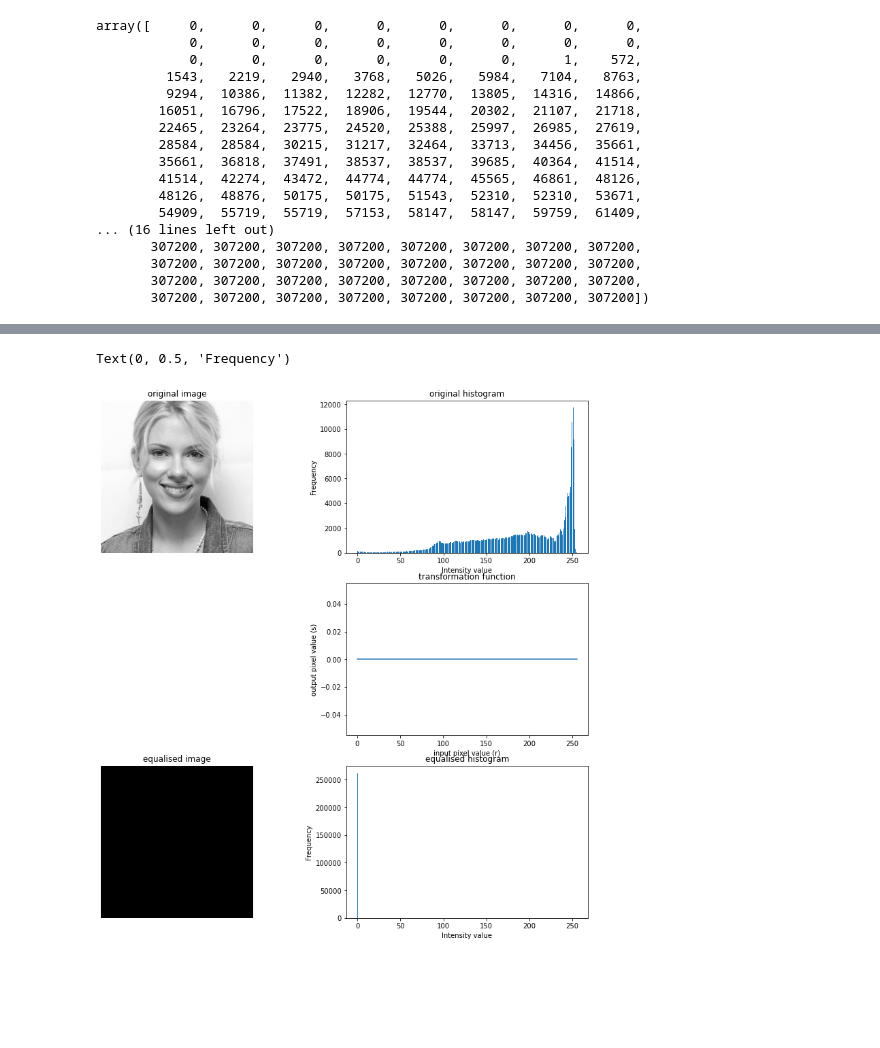
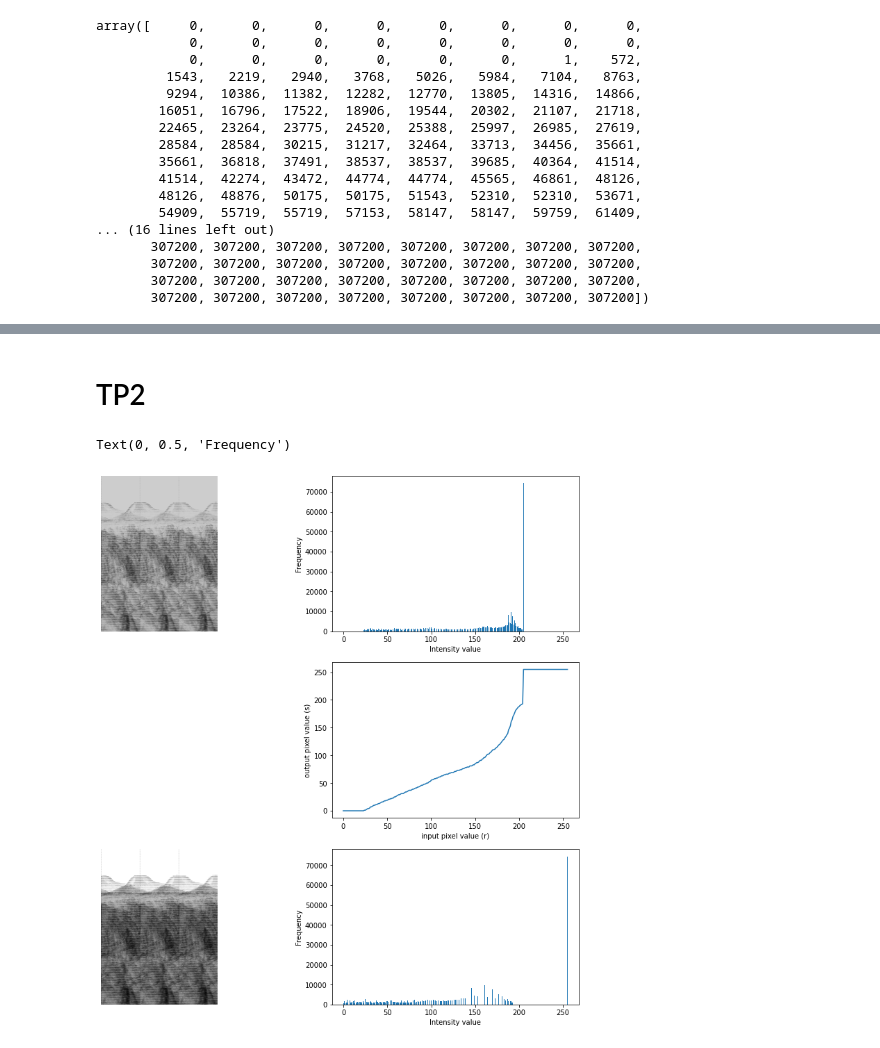
Before and after one commit to CherifYasmine/image-processing, a Jupyter notebook: Fundamentals.ipynb, the cells around one changed output, grey strips where cells are left out. Cells and saved outputs as stored; diff of their text form; code cells hidden in the pictures; blank space fills up the shorter version.

```diff
--- a/Fundamentals.ipynb
+++ b/Fundamentals.ipynb
@@ -208,30 +165,2 @@ plt.ylabel('Frequency')
-# %%
-plt.figure(figsize=(14,14))
-
-plt.subplot(3,2,1)
-plt.imshow(img2, cmap="gray", vmin=0, vmax=255)
-plt.title('original image')
-plt.axis('off')
-plt.subplot(3,2,2)
-plt.bar(range(256), hist_img2)
-plt.title('original histogram')
-plt.xlabel('Intensity value')
-plt.ylabel('Frequency')
-plt.subplot(3,2,4)
-plt.plot(range(256), img2_transf)
-plt.title('transformation function')
-plt.xlabel('input pixel value (r)')
-plt.ylabel('output pixel value (s)')
-
-plt.subplot(3,2,5)
-plt.imshow(img2_eq, cmap="gray", vmin=0, vmax=255)
-plt.title('equalised image')
-plt.axis('off')
-plt.subplot(3,2,6)
-plt.bar(range(256), histeq_img2)
-plt.title('equalised histogram')
-plt.xlabel('Intensity value')
-plt.ylabel('Frequency')
-# %% [output]
-Text(0, 0.5, 'Frequency')
-[figure, removed]
+# %% [markdown]
+# TP2
@@ -237,0 +180,28 @@ Text(0, 0.5, 'Frequency')
+# %%
+img_eq, img_transf = histogram_equalization(matrix)
+hist_img = histogram(matrix)
+histeq_img = histogram(img_eq)
+# %%
+plt.figure(figsize=(14,14))
+plt.subplot(3,2,1)
+plt.imshow(matrix, cmap="gray", vmin=0, vmax=255)
+plt.axis('off')
+plt.subplot(3,2,2)
+plt.bar(range(256), hist_img)
+plt.xlabel('Intensity value')
+plt.ylabel('Frequency')
+plt.subplot(3,2,4)
+plt.plot(range(256), img_transf)
+plt.xlabel('input pixel value (r)')
+plt.ylabel('output pixel value (s)')
+
+plt.subplot(3,2,5)
+plt.imshow(img_eq, cmap="gray", vmin=0, vmax=255)
+plt.axis('off')
+plt.subplot(3,2,6)
+plt.bar(range(256), histeq_img)
+plt.xlabel('Intensity value')
+plt.ylabel('Frequency')
+# %% [output]
+Text(0, 0.5, 'Frequency')
+[figure, added]
```
Also changed, not shown: parts of 16 cells of this notebook, 1 other file.
